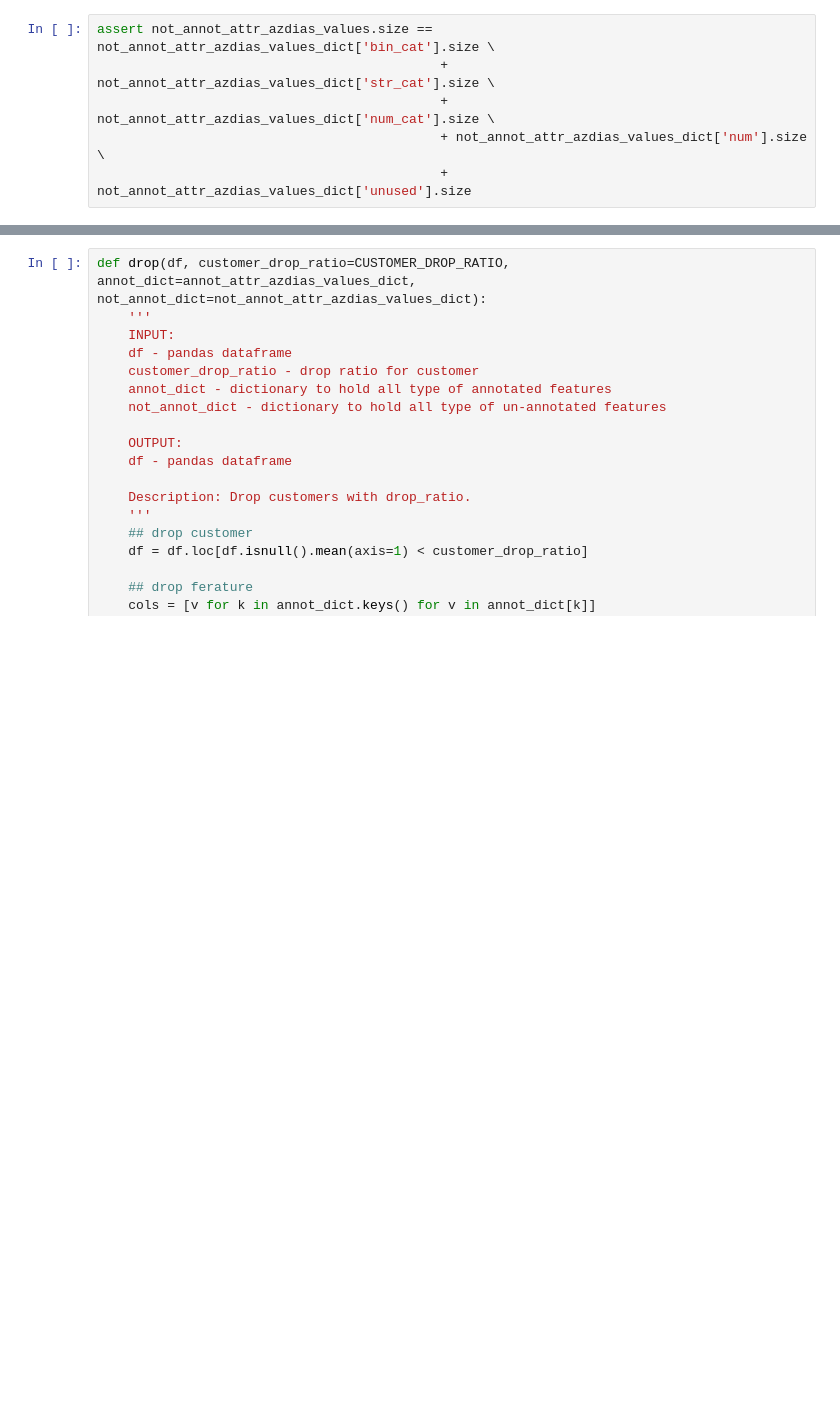
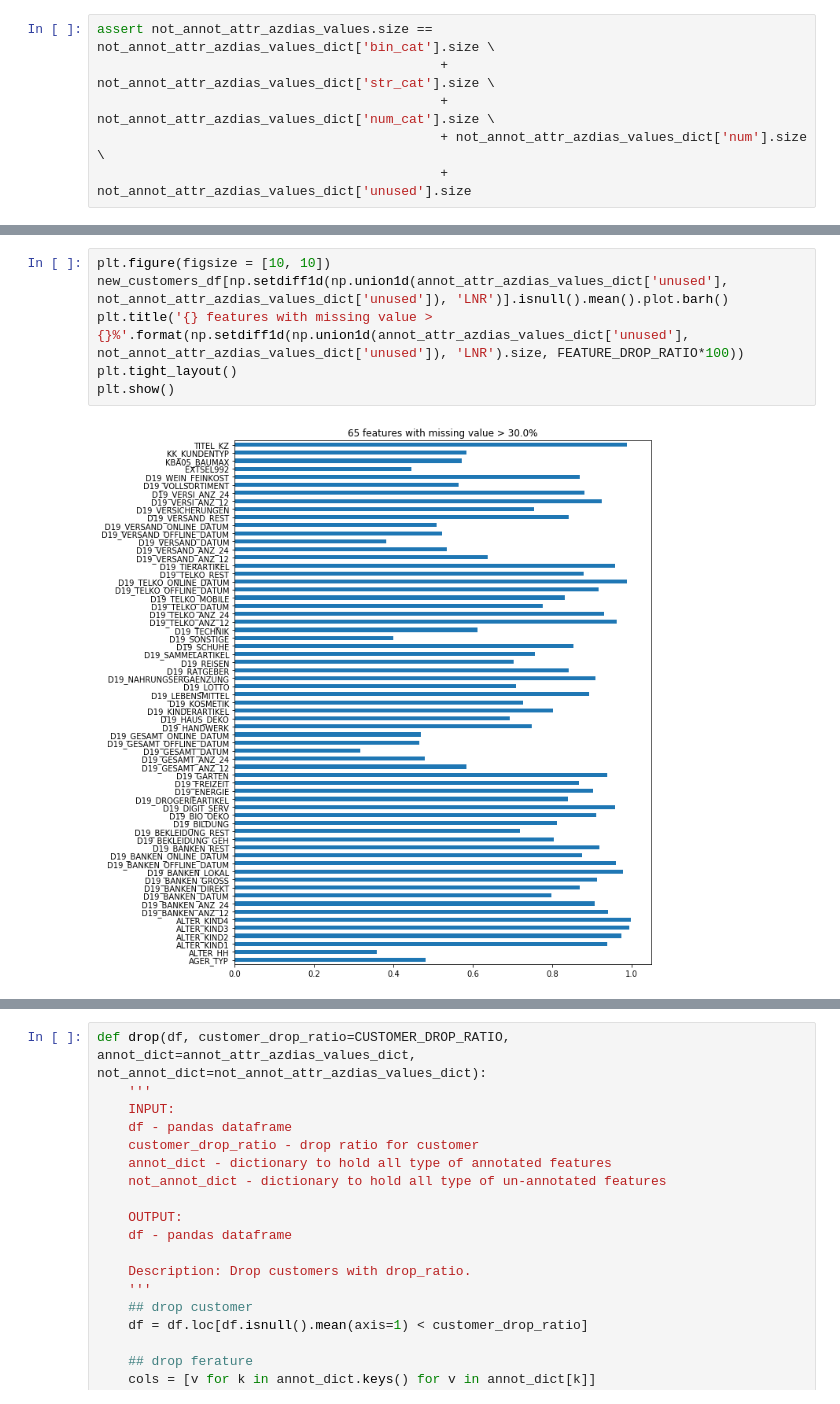
Before and after one commit to dragon7-fc/DSND-Capstone, a Jupyter notebook: Arvato Project Workbook.ipynb, the cells around one changed output, grey strips where cells are left out. Cells and saved outputs as stored; diff of their text form; blank space fills up the shorter version.

```diff
--- a/Arvato Project Workbook.ipynb
+++ b/Arvato Project Workbook.ipynb
@@ -1178,0 +1171,8 @@ assert not_annot_attr_azdias_values.size == not_annot_attr_azdias_values_dict['b
+# %%
+plt.figure(figsize = [10, 10])
+new_customers_df[np.setdiff1d(np.union1d(annot_attr_azdias_values_dict['unused'], not_annot_attr_azdias_values_dict['unused']), 'LNR')].isnull().mean().plot.barh()
+plt.title('{} features with missing value > {}%'.format(np.setdiff1d(np.union1d(annot_attr_azdias_values_dict['unused'], not_annot_attr_azdias_values_dict['unused']), 'LNR').size, FEATURE_DROP_RATIO*100))
+plt.tight_layout()
+plt.show()
+# %% [output]
+[figure, added]
```
Also changed, not shown: parts of 29 cells of this notebook.
